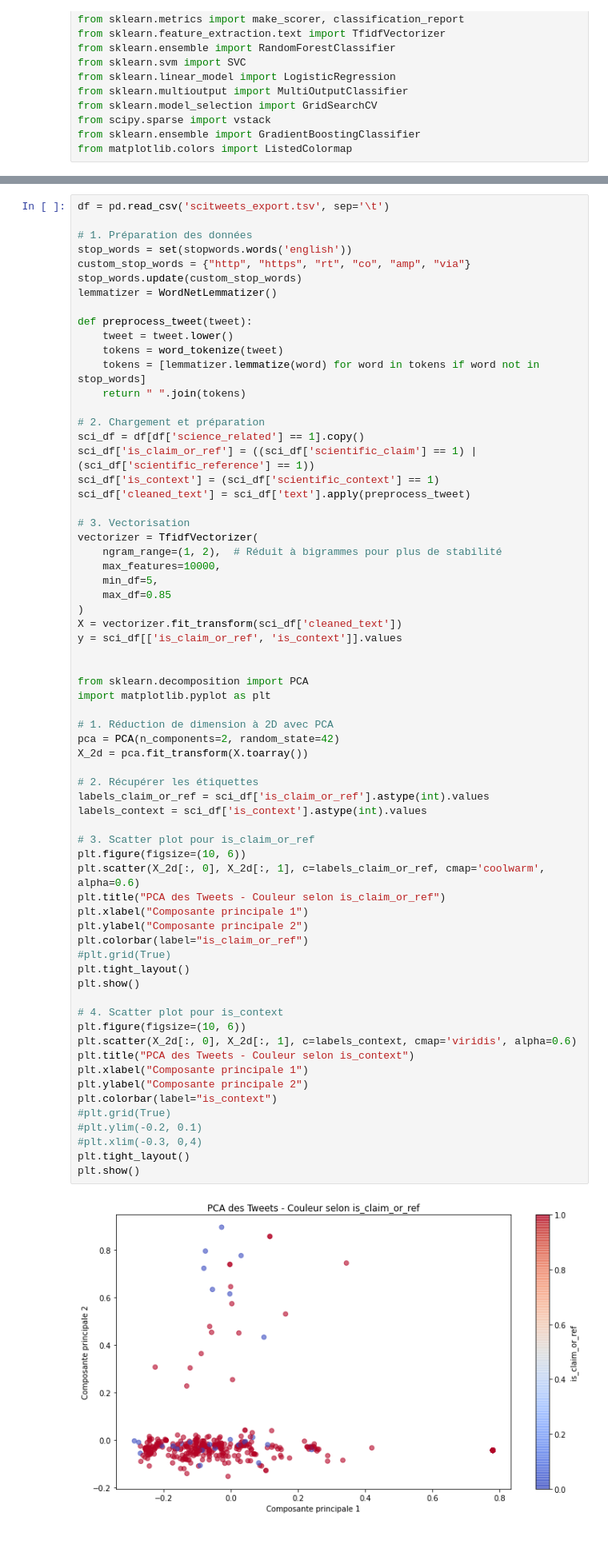
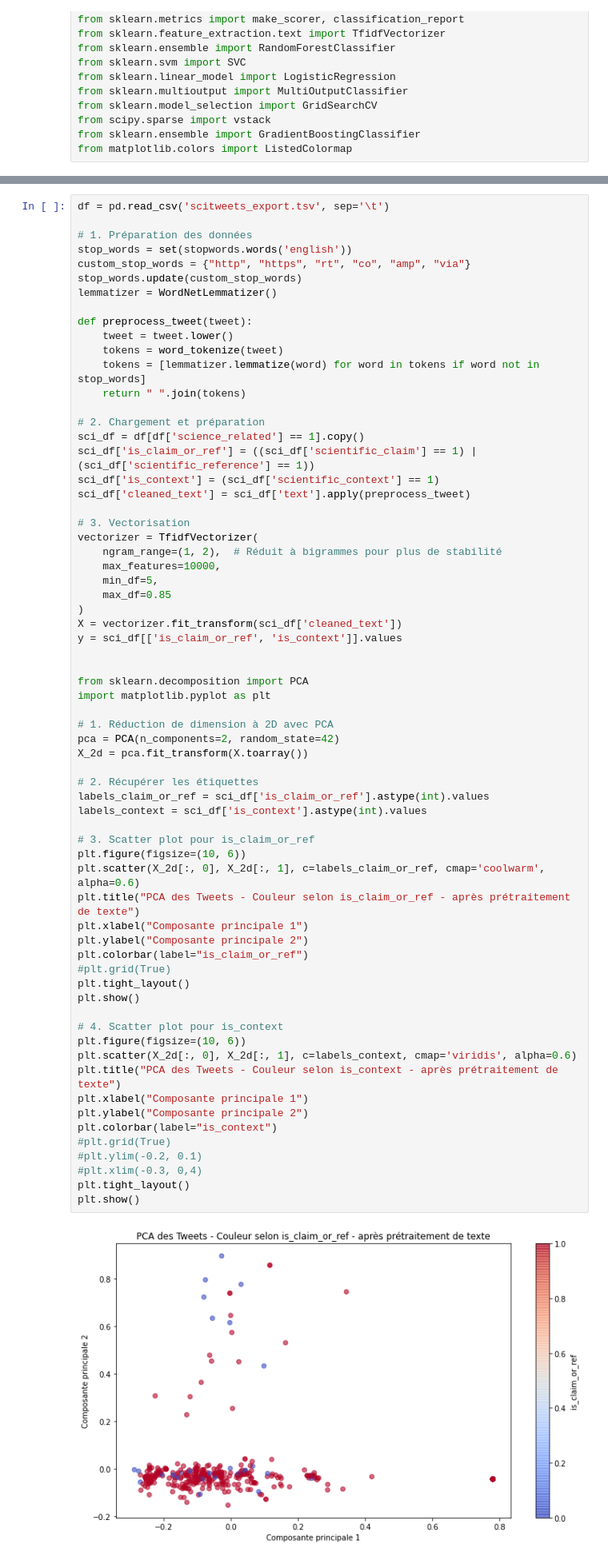
Before and after one commit to RaphaelRibes/machine-learning, a Jupyter notebook: Notebook-infos-pertinentes-BACKUP.ipynb, the cells around one changed output, grey strips where cells are left out. Shown at 80% size. Cells and saved outputs as stored; diff of their text form.

```diff
--- a/Notebook-infos-pertinentes-BACKUP.ipynb
+++ b/Notebook-infos-pertinentes-BACKUP.ipynb
@@ -1190,33 +1324,33 @@ import matplotlib.pyplot as plt
 # 1. Réduction de dimension à 2D avec PCA
 pca = PCA(n_components=2, random_state=42)
 X_2d = pca.fit_transform(X.toarray())
 
 # 2. Récupérer les étiquettes
 labels_claim_or_ref = sci_df['is_claim_or_ref'].astype(int).values
 labels_context = sci_df['is_context'].astype(int).values
 
 # 3. Scatter plot pour is_claim_or_ref
 plt.figure(figsize=(10, 6))
 plt.scatter(X_2d[:, 0], X_2d[:, 1], c=labels_claim_or_ref, cmap='coolwarm', alpha=0.6)
-plt.title("PCA des Tweets - Couleur selon is_claim_or_ref")
+plt.title("PCA des Tweets - Couleur selon is_claim_or_ref - après prétraitement de texte")
 plt.xlabel("Composante principale 1")
 plt.ylabel("Composante principale 2")
 plt.colorbar(label="is_claim_or_ref")
 #plt.grid(True)
 plt.tight_layout()
 plt.show()
 
 # 4. Scatter plot pour is_context
 plt.figure(figsize=(10, 6))
 plt.scatter(X_2d[:, 0], X_2d[:, 1], c=labels_context, cmap='viridis', alpha=0.6)
-plt.title("PCA des Tweets - Couleur selon is_context")
+plt.title("PCA des Tweets - Couleur selon is_context - après prétraitement de texte")
 plt.xlabel("Composante principale 1")
 plt.ylabel("Composante principale 2")
 plt.colorbar(label="is_context")
 #plt.grid(True)
 #plt.ylim(-0.2, 0.1)
 #plt.xlim(-0.3, 0,4)
 plt.tight_layout()
 plt.show()
 # %% [output]
-[figure, old version]
+[figure, new version]
```
Also changed, not shown: parts of 41 cells of this notebook, 1 other file.
